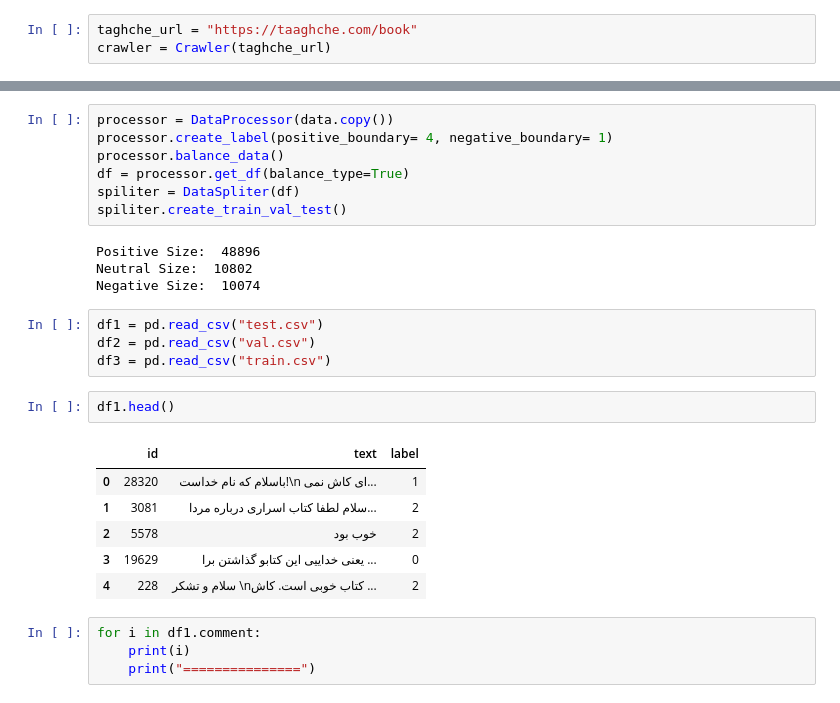
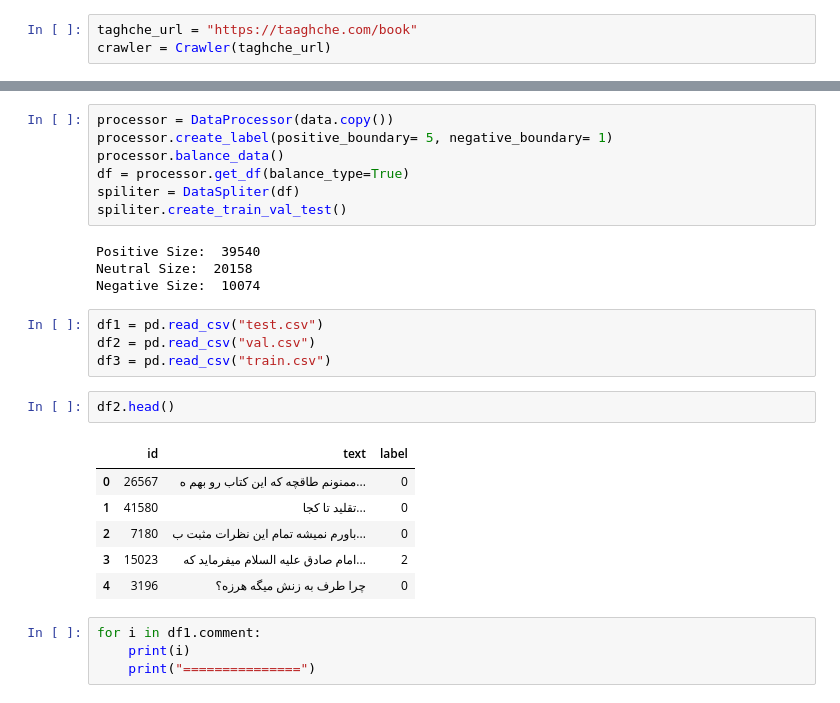
Before and after one commit to miirzamiir/taaghche-feelings-analyzer, a Jupyter notebook: data/data.ipynb, the cells around one changed output, grey strips where cells are left out. Saved outputs shown, nothing was run; the diff lists cells and outputs as text.

```diff
--- a/data/data.ipynb
+++ b/data/data.ipynb
@@ -34,27 +16,27 @@ result = crawler.crawl(data.bookID.tolist(), )
 # %%
 processor = DataProcessor(data.copy())
-processor.create_label(positive_boundary= 4, negative_boundary= 1)
+processor.create_label(positive_boundary= 5, negative_boundary= 1)
 processor.balance_data()
 df = processor.get_df(balance_type=True)
 spiliter = DataSpliter(df)
 spiliter.create_train_val_test()
 # %% [output]
-Positive Size:  48896
-Neutral Size:  10802
+Positive Size:  39540
+Neutral Size:  20158
 Negative Size:  10074
 # %%
 df1 = pd.read_csv("test.csv")
 df2 = pd.read_csv("val.csv")
 df3 = pd.read_csv("train.csv")
 # %%
-df1.head()
+df2.head()
 # %% [output]
 |  | id | text | label |
-| 0 | 28320 | باسلام که نام خداست!\n ای کاش نمی... | 1 |
-| 1 | 3081 | سلام لطفا کتاب اسراری درباره مردا... | 2 |
-| 2 | 5578 | خوب بود | 2 |
-| 3 | 19629 | یعنی خداییی این کتابو گذاشتن برا ... | 0 |
-| 4 | 228 | سلام و تشکر \nکتاب خوبی است. کاش ... | 2 |
+| 0 | 26567 | ممنونم طاقچه که این کتاب رو بهم ه... | 0 |
+| 1 | 41580 | تقلید تا کجا... | 0 |
+| 2 | 7180 | باورم نمیشه تمام این نظرات مثبت ب... | 0 |
+| 3 | 15023 | امام صادق علیه السلام میفرماید که... | 2 |
+| 4 | 3196 | چرا طرف به زنش میگه هرزه؟ | 0 |
 # %%
 for i in df1.comment:
     print(i)
```
Also changed, not shown: parts of 1 cell of this notebook, 9 other files.
